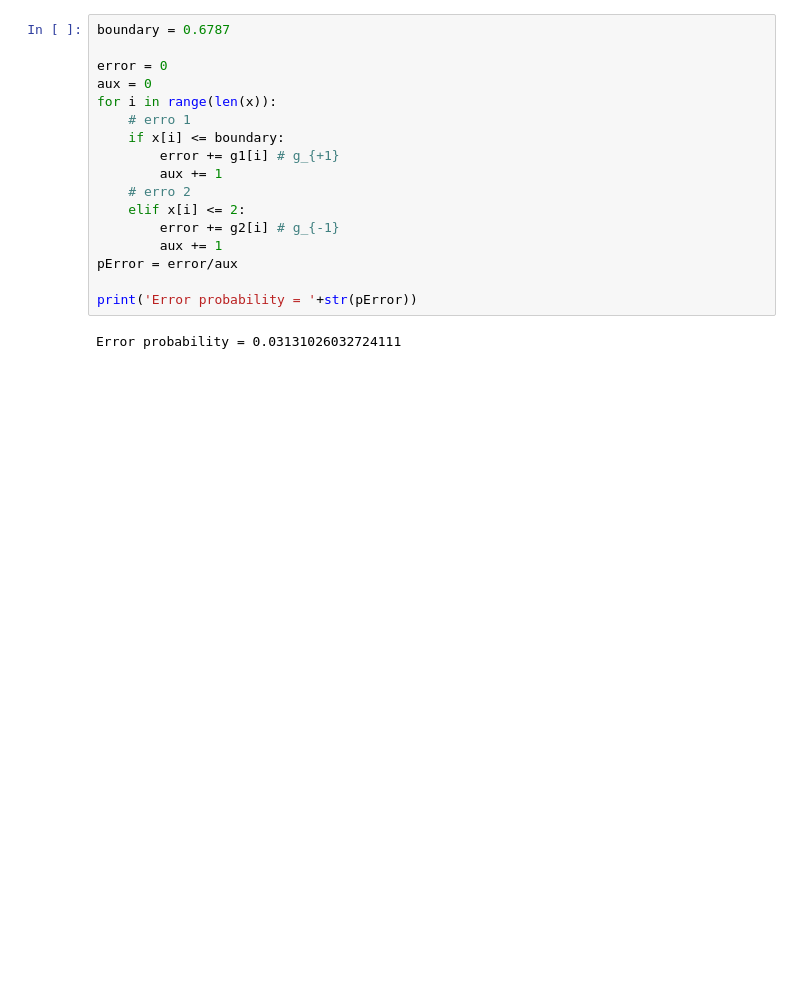
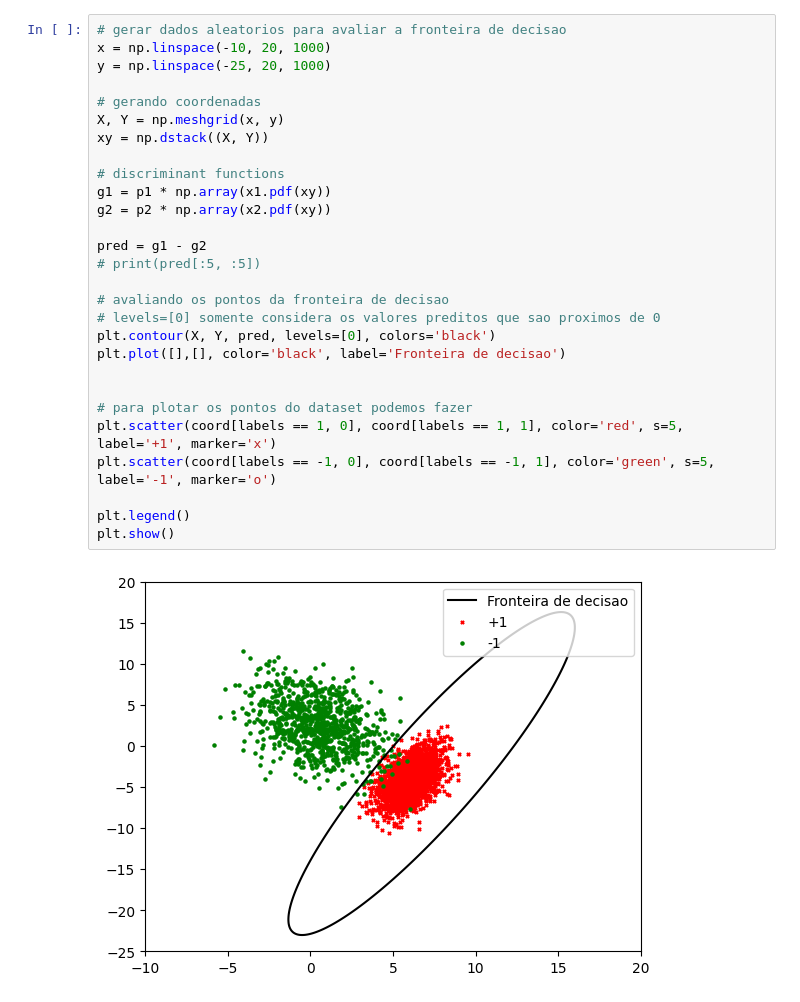
Before and after one commit to pedrodornelas/MachineLearning, a Jupyter notebook: lista3/q1.ipynb, the cells around one changed output. Cells and saved outputs as stored; diff of their text form; blank space fills up the shorter version.

```diff
--- a/lista3/q1.ipynb
+++ b/lista3/q1.ipynb
@@ -64,19 +57,30 @@ plt.show()
-# %%
-boundary = 0.6787
-
-error = 0
-aux = 0
-for i in range(len(x)):
-    # erro 1
-    if x[i] <= boundary:
-        error += g1[i] # g_{+1}
-        aux += 1
-    # erro 2
-    elif x[i] <= 2:
-        error += g2[i] # g_{-1}
-        aux += 1
-pError = error/aux
-
-print('Error probability = '+str(pError))
-# %% [output]
-Error probability = 0.03131026032724111
+# %%
+# gerar dados aleatorios para avaliar a fronteira de decisao
+x = np.linspace(-10, 20, 1000)
+y = np.linspace(-25, 20, 1000)
+
+# gerando coordenadas
+X, Y = np.meshgrid(x, y)
+xy = np.dstack((X, Y))
+
+# discriminant functions
+g1 = p1 * np.array(x1.pdf(xy))
+g2 = p2 * np.array(x2.pdf(xy))
+
+pred = g1 - g2
+# print(pred[:5, :5])
+
+# avaliando os pontos da fronteira de decisao
+# levels=[0] somente considera os valores preditos que sao proximos de 0
+plt.contour(X, Y, pred, levels=[0], colors='black')
+plt.plot([],[], color='black', label='Fronteira de decisao')
+
+
+# para plotar os pontos do dataset podemos fazer
+plt.scatter(coord[labels == 1, 0], coord[labels == 1, 1], color='red', s=5, label='+1', marker='x')
+plt.scatter(coord[labels == -1, 0], coord[labels == -1, 1], color='green', s=5, label='-1', marker='o')
+
+plt.legend()
+plt.show()
+# %% [output]
+[figure, added]
```
Also changed, not shown: parts of 1 cell of this notebook, 1 other file.
